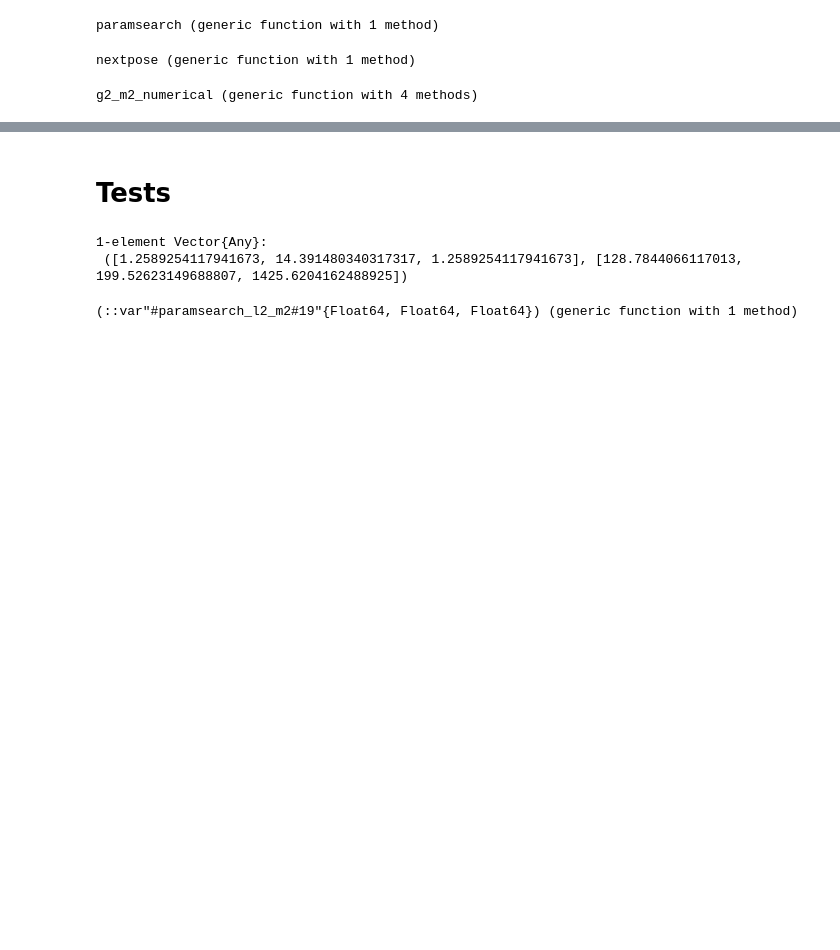
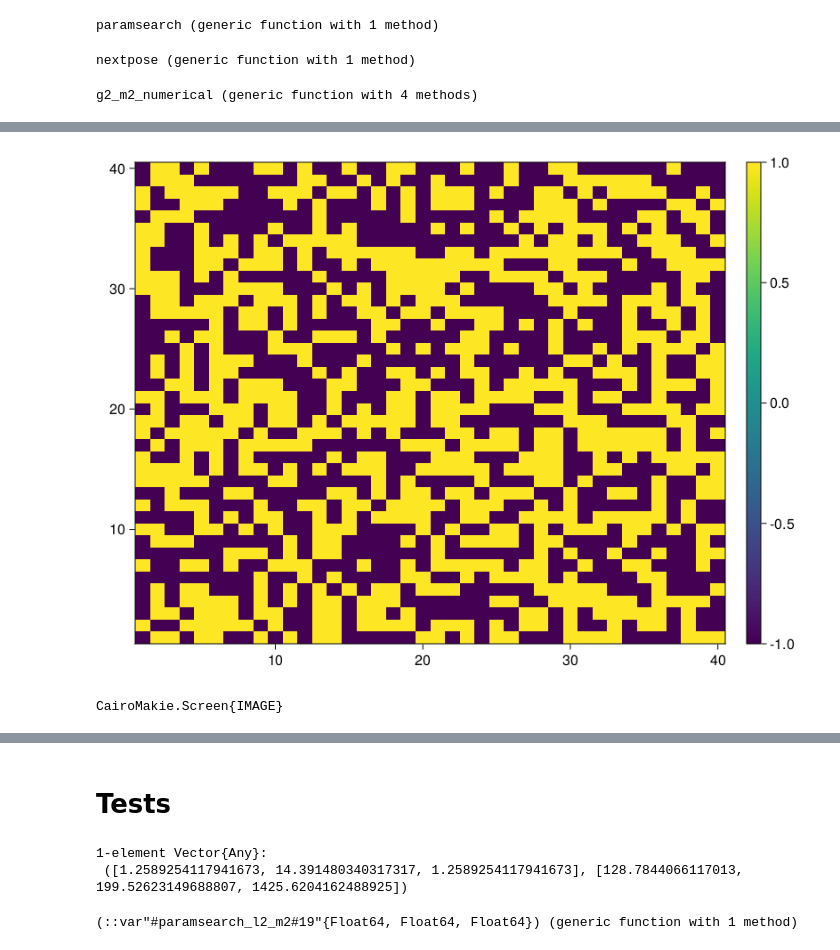
Before and after one commit to yardw/HierarchicalSearches.jl, a Jupyter notebook: example/GoldbergerWise/dev.ipynb, the cells around one changed output, grey strips where cells are left out. Saved outputs shown, nothing was run; the diff lists cells and outputs as text; code cells hidden in the pictures; blank space fills up the shorter version.

```diff
--- a/example/GoldbergerWise/dev.ipynb
+++ b/example/GoldbergerWise/dev.ipynb
@@ -101,0 +158,20 @@ g2_m2_numerical (generic function with 4 methods)
+# %%
+using CairoMakie
+n=2
+resol = 40
+params = (1e-3, k, g2s[n], m2s[n])
+m = fill(NaN,(resol,resol))
+scl = range(9.9e-1, 1.01, resol)
+for i in eachindex(scl), j in eachindex(scl)
+    scale = (1,1,scl[i],scl[j])
+    m[i,j] = errBCwithφ(params.*scale)
+end
+m = sign.(m)#.*(1 .- exp.(-abs.(m)))
+f = Figure()
+ax = Axis(f[1, 1])
+co = CairoMakie.heatmap!(m)
+Colorbar(f[1, 2], co)
+display(f)
+# %% [output]
+[figure, added]
+CairoMakie.Screen{IMAGE}
```
Also changed, not shown: parts of 14 cells of this notebook, 2 other files.
